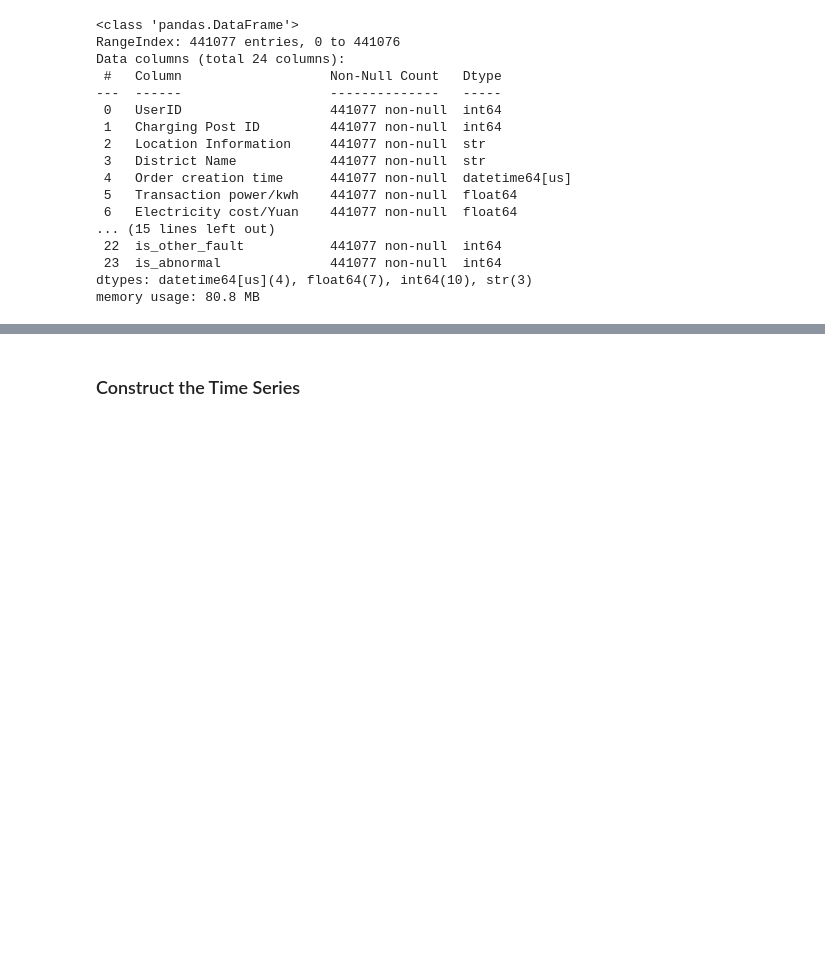
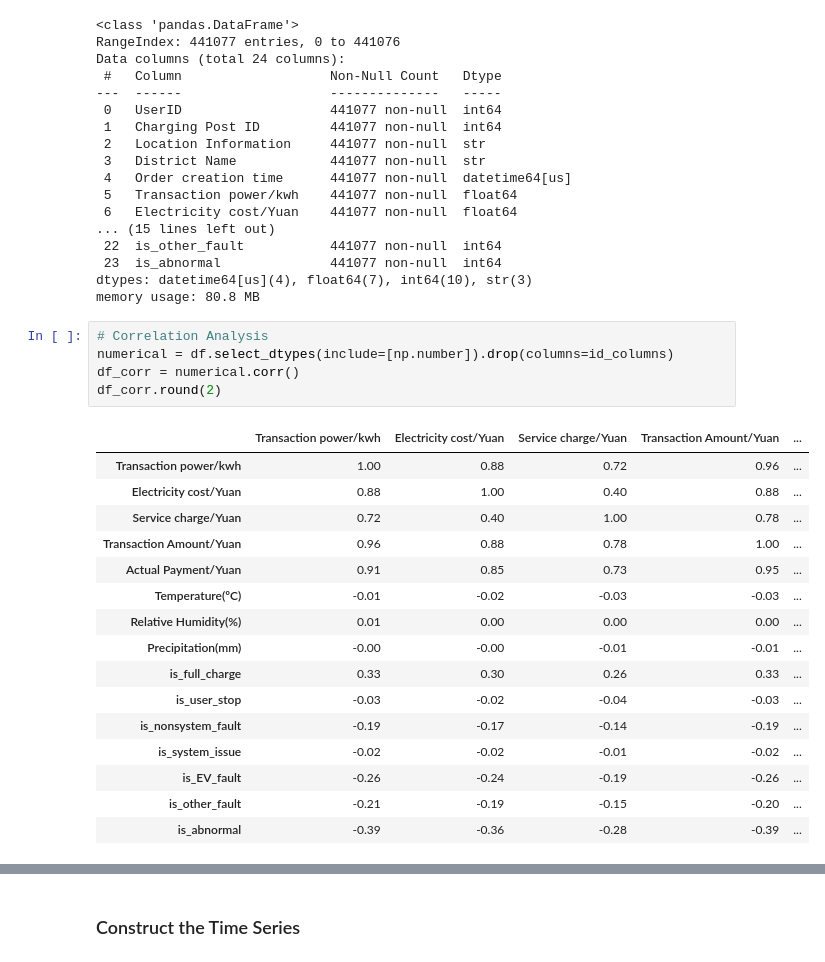
Before and after one commit to RaphaelMoragas/Minera-o_de_Dados_MEI, a Jupyter notebook: Segundo_Projeto/Task_1/Projeto_MINDD_Task1.ipynb, the cells around one changed output, grey strips where cells are left out. Drawn from its saved outputs; the diff is of its cells as text; blank space fills up the shorter version.

```diff
--- a/Segundo_Projeto/Task_1/Projeto_MINDD_Task1.ipynb
+++ b/Segundo_Projeto/Task_1/Projeto_MINDD_Task1.ipynb
@@ -238,3 +238,25 @@ Data columns (total 24 columns):
  23  is_abnormal              441077 non-null  int64
 dtypes: datetime64[us](4), float64(7), int64(10), str(3)
 memory usage: 80.8 MB
+# %%
+# Correlation Analysis
+numerical = df.select_dtypes(include=[np.number]).drop(columns=id_columns)
+df_corr = numerical.corr()
+df_corr.round(2)
+# %% [output]
+|  | Transaction power/kwh | Electricity cost/Yuan | Service charge/Yuan | Transaction Amount/Yuan | ... |
+| Transaction power/kwh | 1.00 | 0.88 | 0.72 | 0.96 | ... |
+| Electricity cost/Yuan | 0.88 | 1.00 | 0.40 | 0.88 | ... |
+| Service charge/Yuan | 0.72 | 0.40 | 1.00 | 0.78 | ... |
+| Transaction Amount/Yuan | 0.96 | 0.88 | 0.78 | 1.00 | ... |
+| Actual Payment/Yuan | 0.91 | 0.85 | 0.73 | 0.95 | ... |
+| Temperature(ºC) | -0.01 | -0.02 | -0.03 | -0.03 | ... |
+| Relative Humidity(%) | 0.01 | 0.00 | 0.00 | 0.00 | ... |
+| Precipitation(mm) | -0.00 | -0.00 | -0.01 | -0.01 | ... |
+| is_full_charge | 0.33 | 0.30 | 0.26 | 0.33 | ... |
+| is_user_stop | -0.03 | -0.02 | -0.04 | -0.03 | ... |
+| is_nonsystem_fault | -0.19 | -0.17 | -0.14 | -0.19 | ... |
+| is_system_issue | -0.02 | -0.02 | -0.01 | -0.02 | ... |
+| is_EV_fault | -0.26 | -0.24 | -0.19 | -0.26 | ... |
+| is_other_fault | -0.21 | -0.19 | -0.15 | -0.20 | ... |
+| is_abnormal | -0.39 | -0.36 | -0.28 | -0.39 | ... |
```
Also changed, not shown: parts of 11 cells of this notebook, 2 other files.
